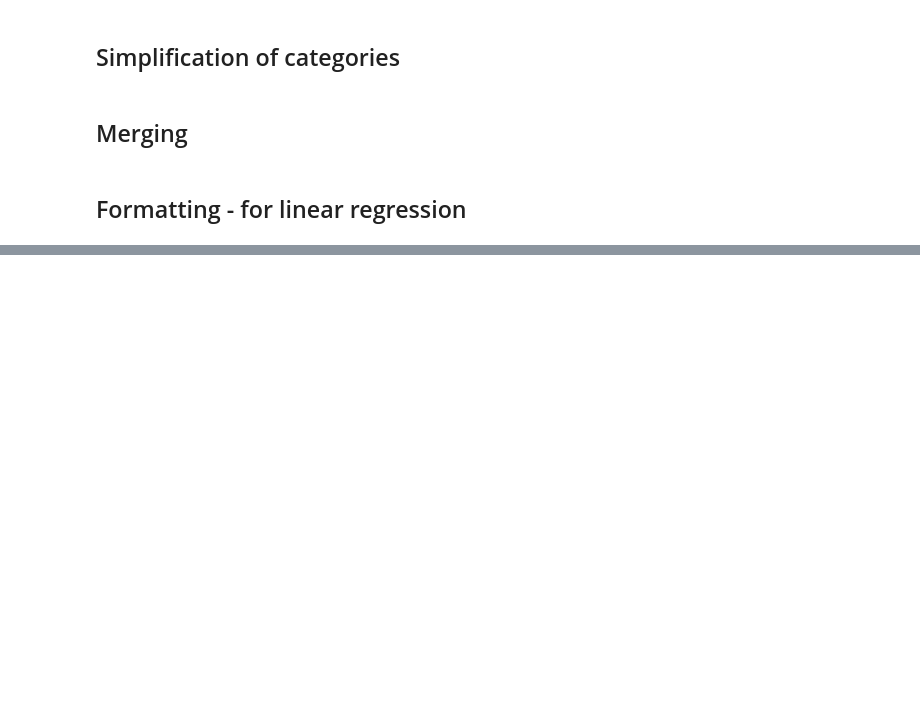
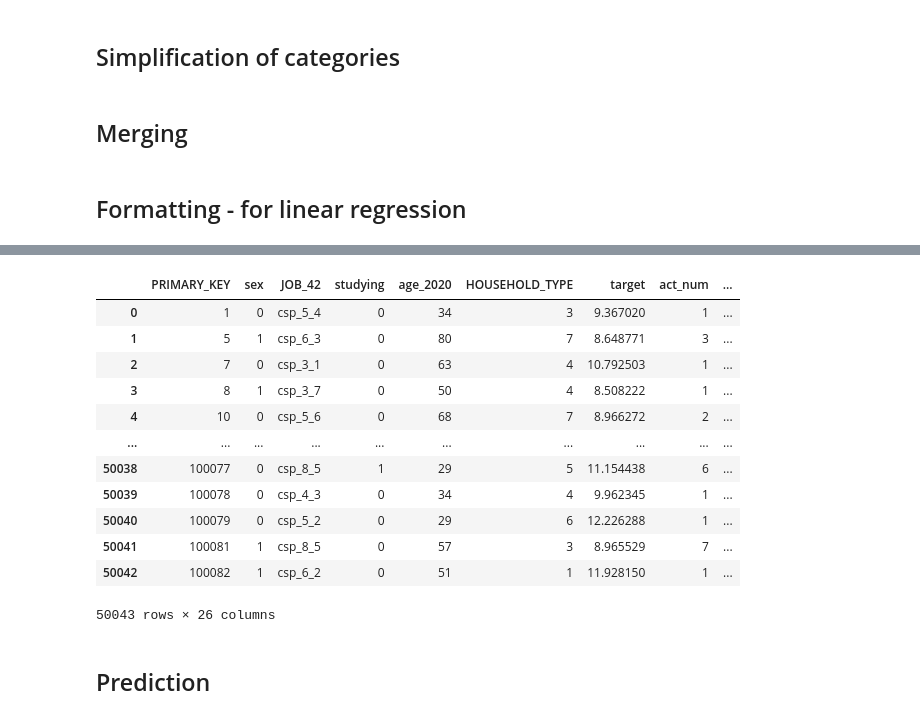
Before and after one commit to rinaaro/Machine-Learning-Project, a Jupyter notebook: linear_model.ipynb, the cells around one changed output, grey strips where cells are left out. Saved outputs shown, nothing was run; the diff lists cells and outputs as text; code cells hidden in the pictures; blank space fills up the shorter version.

```diff
--- a/linear_model.ipynb
+++ b/linear_model.ipynb
@@ -190,0 +172,10 @@ print(learn_data)
+# %%
+learn_data["sex"] = pd.factorize(learn_data["sex"])[0]
+learn_data["studying"] = learn_data["studying"].astype("int64")
+learn_data["Sports_Category"] = learn_data["Sports_Category"].fillna(0).astype("int64")
+learn_data["REG_JOB"] = pd.to_numeric(learn_data["REG_JOB"], errors='coerce').astype('Int64')
+learn_data["REG_FORMER"] = pd.to_numeric(learn_data["REG_FORMER"], errors='coerce').astype('Int64')
+learn_data["retirement_age"] = pd.to_numeric(learn_data["retirement_age"], errors='coerce').astype('Int64')
+learn_data["WORKING_HOURS"] = pd.to_numeric(learn_data["WORKING_HOURS"], errors='coerce').astype('Int64')
+learn_data["Economic_sector_num"] = pd.to_numeric(learn_data["Economic_sector_num"], errors='coerce').astype('Int64')
+learn_data["Pay"] = pd.to_numeric(learn_data["Pay"], errors='coerce').astype('Int64')
@@ -190,0 +221,6 @@ print(learn_data)
+# %%
+learn_data.loc[learn_data['JOB_42'].astype(str).str.startswith('csp_7'), 'JOB_42'] = learn_data['FORMER_JOB_42']
+learn_data.loc[(learn_data['emp_contract'] == 'Unemployed') & (learn_data['Pay'].isna()), 'Pay'] = 0
+learn_data.loc[(learn_data['emp_contract'] == 'Unemployed') & (learn_data['WORKING_HOURS'].isna()), 'WORKING_HOURS'] = 0
+
+learn_data = learn_data.drop(columns=["act", "former_emp_contract", "RETIREMENT_PAY", "retirement_age", "Economic_sector", "Code", "Libellé", "Nomenclature", "INSEE_CODE", "X", "Y"])
@@ -190,0 +459,42 @@ print(learn_data)
+# %%
+# Custom Transformer for MICE (Multiple Imputation by Chained Equations) Imputation
+class MICEImputer(BaseEstimator, TransformerMixin):
+    def __init__(self, columns_to_impute):
+        self.columns_to_impute = columns_to_impute
+        self.imputer = IterativeImputer(random_state=100)
+
+    def fit(self, X, y=None):
+        # Fit the imputer only on the specified columns
+        self.imputer.fit(X[self.columns_to_impute])
+        return self
+
+    def transform(self, X):
+        # Transform only the specified columns
+        X_imputed = X.copy()
+        X_imputed[self.columns_to_impute] = self.imputer.transform(X[self.columns_to_impute])
+        return X_imputed
+# %%
+# Specify the columns that need MICE imputation
+columns_to_impute = ["Employer_category", "employee_count"]
+
+# Define the combined pipeline
+pipeline = Pipeline([
+    ('impute_averages', ImputeMissingValues()),  # Step 1: Impute using averages
+    ('mice_imputer', MICEImputer(columns_to_impute=columns_to_impute)),  # Step 2: MICE imputation
+])
+
+pipeline.fit_transform(learn_data)
+# %% [output]
+|  | PRIMARY_KEY | sex | JOB_42 | studying | age_2020 | HOUSEHOLD_TYPE | target | act_num | ... |
+| 0 | 1 | 0 | csp_5_4 | 0 | 34 | 3 | 9.367020 | 1 | ... |
+| 1 | 5 | 1 | csp_6_3 | 0 | 80 | 7 | 8.648771 | 3 | ... |
+| 2 | 7 | 0 | csp_3_1 | 0 | 63 | 4 | 10.792503 | 1 | ... |
+| 3 | 8 | 1 | csp_3_7 | 0 | 50 | 4 | 8.508222 | 1 | ... |
+| 4 | 10 | 0 | csp_5_6 | 0 | 68 | 7 | 8.966272 | 2 | ... |
+| ... | ... | ... | ... | ... | ... | ... | ... | ... | ... |
+| 50038 | 100077 | 0 | csp_8_5 | 1 | 29 | 5 | 11.154438 | 6 | ... |
+| 50039 | 100078 | 0 | csp_4_3 | 0 | 34 | 4 | 9.962345 | 1 | ... |
+| 50040 | 100079 | 0 | csp_5_2 | 0 | 29 | 6 | 12.226288 | 1 | ... |
+| 50041 | 100081 | 1 | csp_8_5 | 0 | 57 | 3 | 8.965529 | 7 | ... |
+| 50042 | 100082 | 1 | csp_6_2 | 0 | 51 | 1 | 11.928150 | 1 | ... |
+50043 rows × 26 columns
@@ -190,0 +543,2 @@ print(learn_data)
+# %% [markdown]
+## Prediction
```
Also changed, not shown: parts of 20 cells of this notebook.
